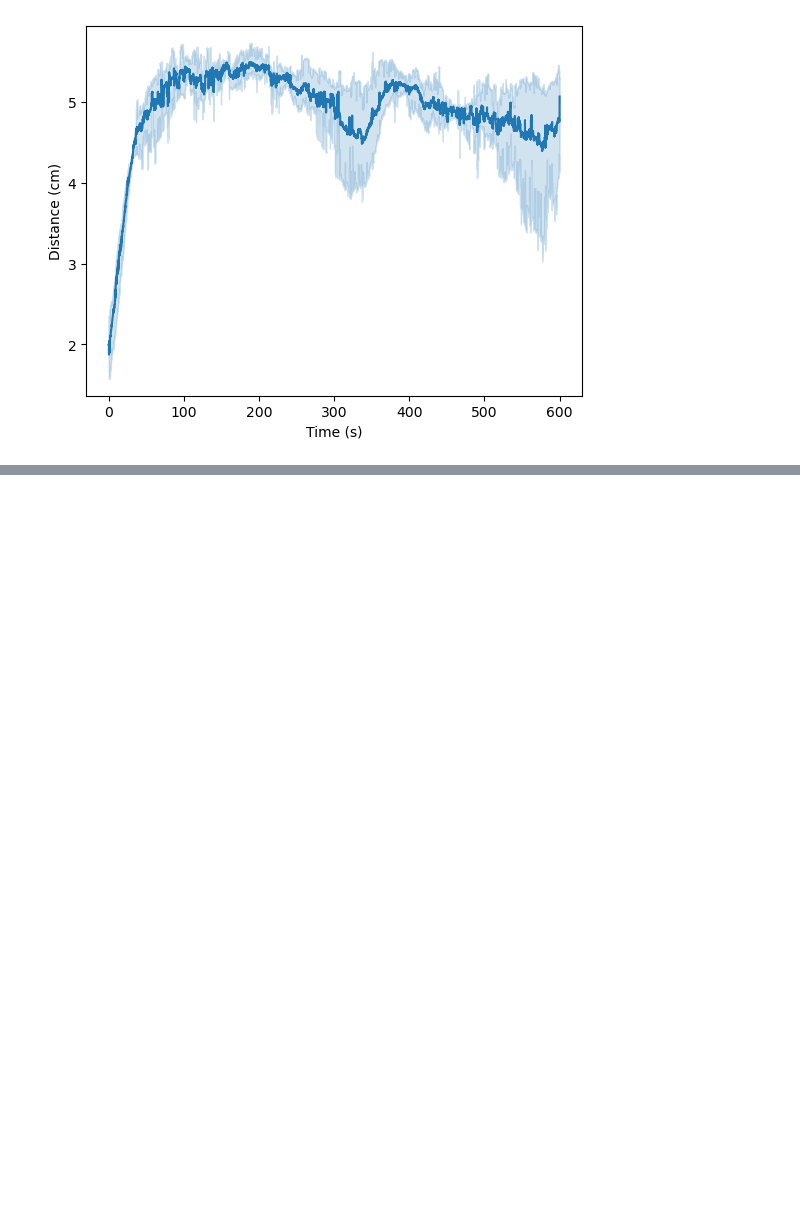
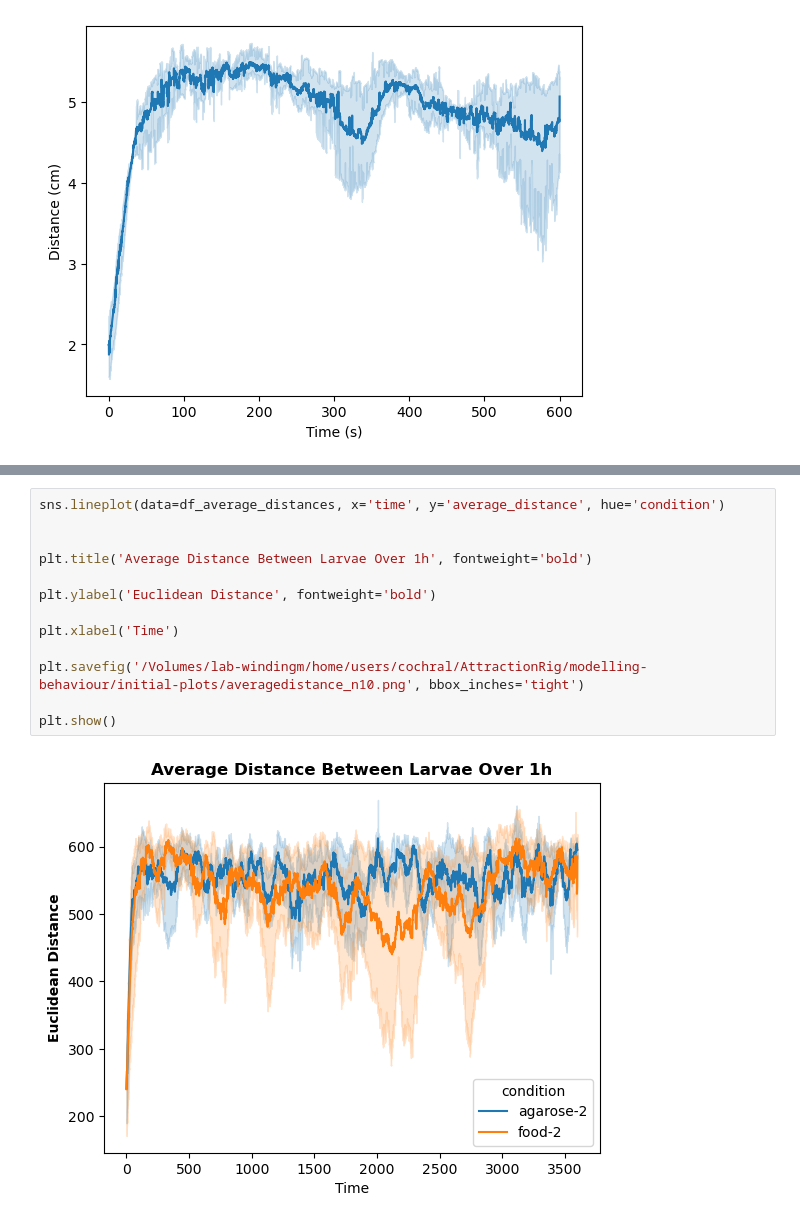
Before and after one commit to lenacochrane/behavioural-analysis, a Jupyter notebook: scripts/attraction-rig/average-distance-accross-frames.ipynb, the cells around one changed output, grey strips where cells are left out. Saved outputs shown, nothing was run; the diff lists cells and outputs as text; blank space fills up the shorter version.

```diff
--- a/scripts/attraction-rig/average-distance-accross-frames.ipynb
+++ b/scripts/attraction-rig/average-distance-accross-frames.ipynb
@@ -1069,0 +1170,15 @@ plt.show()
+# %%
+sns.lineplot(data=df_average_distances, x='time', y='average_distance', hue='condition')
+
+
+plt.title('Average Distance Between Larvae Over 1h', fontweight='bold')
+
+plt.ylabel('Euclidean Distance', fontweight='bold')
+
+plt.xlabel('Time')
+
+plt.savefig('/Volumes/lab-windingm/home/users/cochral/AttractionRig/modelling-behaviour/initial-plots/averagedistance_n10.png', bbox_inches='tight')
+
+plt.show()
+# %% [output]
+[figure, added]
```
Also changed, not shown: parts of 6 cells of this notebook, 5 other files.
